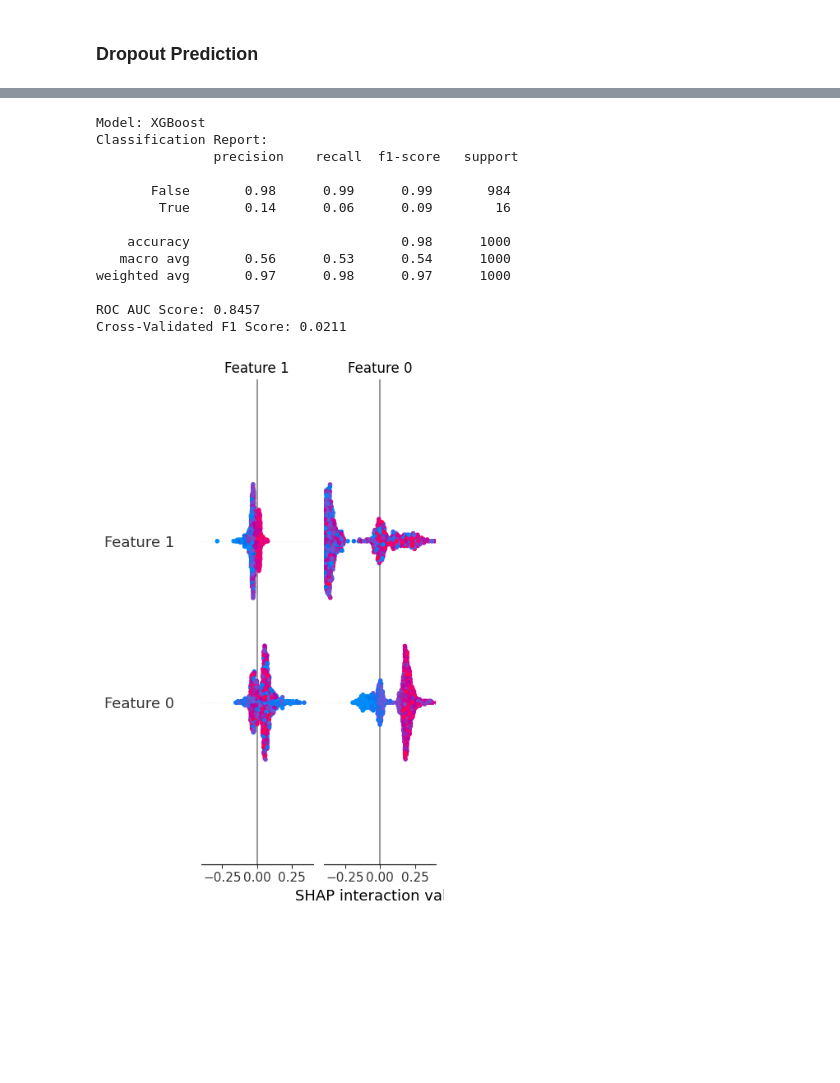
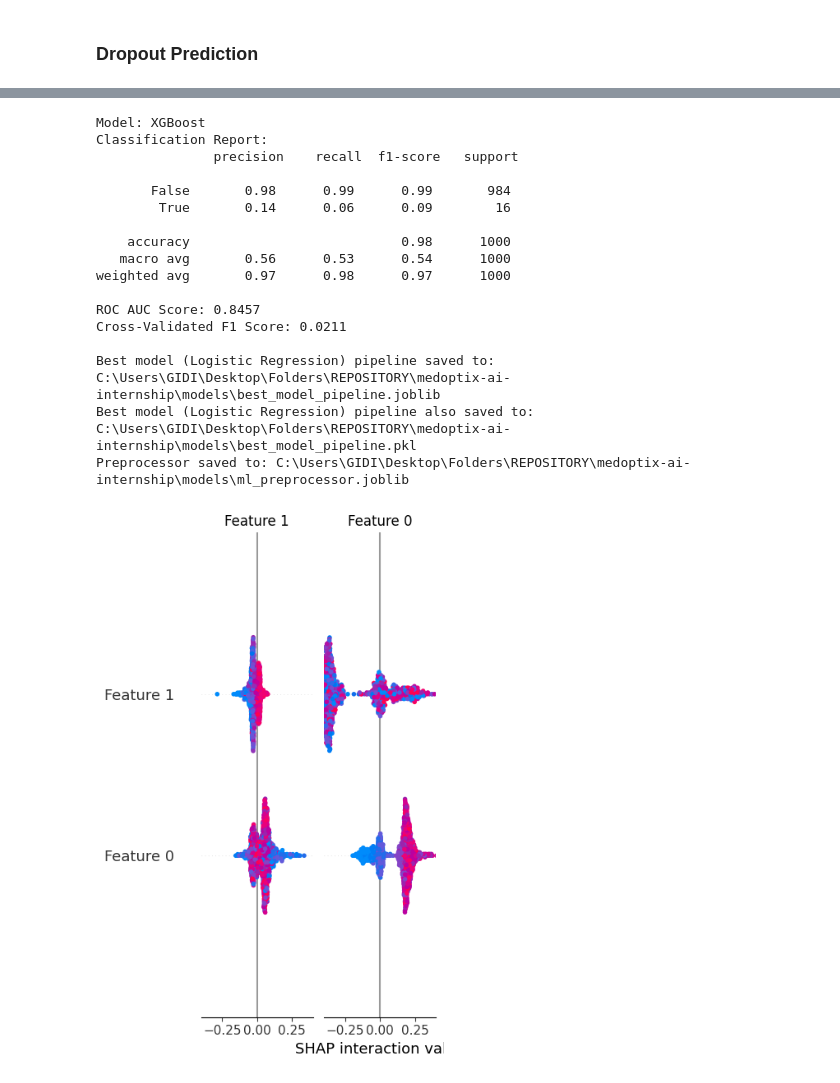
Before and after one commit to Richard-Gidi/medoptix-ai-internship, a Jupyter notebook: med_notebooks/05_prediction_end-to-end.ipynb, the cells around one changed output, grey strips where cells are left out. Drawn from its saved outputs; the diff is of its cells as text; code cells hidden in the pictures; blank space fills up the shorter version.

Commit message:
saving dropout prediction's pipeline and best model which is logistic regression

```diff
--- a/med_notebooks/05_prediction_end-to-end.ipynb
+++ b/med_notebooks/05_prediction_end-to-end.ipynb
@@ -610,6 +636,7 @@ if __name__ == "__main__":
     predictor = DropoutPrediction()
     predictor.prepare_data(full_df, drop_df)
     predictor.train_models()
+    predictor.save_preprocessor()
     predictor.interpret_with_shap(model_name="Random Forest")
 # %% [output]
 Model: Logistic Regression
@@ -633,34 +660,38 @@ Parameters: { "use_label_encoder" } are not used.
 
   bst.update(dtrain, iteration=i, fobj=obj)
 Parameters: { "use_label_encoder" } are not used.
 
   bst.update(dtrain, iteration=i, fobj=obj)
 Parameters: { "use_label_encoder" } are not used.
 
   bst.update(dtrain, iteration=i, fobj=obj)
 Parameters: { "use_label_encoder" } are not used.
 
   bst.update(dtrain, iteration=i, fobj=obj)
 Parameters: { "use_label_encoder" } are not used.
 
   bst.update(dtrain, iteration=i, fobj=obj)
 Parameters: { "use_label_encoder" } are not used.
 
   bst.update(dtrain, iteration=i, fobj=obj)
 Model: XGBoost
 Classification Report:
                precision    recall  f1-score   support
 
        False       0.98      0.99      0.99       984
         True       0.14      0.06      0.09        16
 
     accuracy                           0.98      1000
    macro avg       0.56      0.53      0.54      1000
 weighted avg       0.97      0.98      0.97      1000
 
 ROC AUC Score: 0.8457
 Cross-Validated F1 Score: 0.0211
+
+Best model (Logistic Regression) pipeline saved to: C:\Users\GIDI\Desktop\Folders\REPOSITORY\medoptix-ai-internship\models\best_model_pipeline.joblib
+Best model (Logistic Regression) pipeline also saved to: C:\Users\GIDI\Desktop\Folders\REPOSITORY\medoptix-ai-internship\models\best_model_pipeline.pkl
+Preprocessor saved to: C:\Users\GIDI\Desktop\Folders\REPOSITORY\medoptix-ai-internship\models\ml_preprocessor.joblib
-[figure, old version]
+[figure, new version]
 # %%
     def save_models(self):
         joblib.dump(self.preprocessor, "ml_preprocessor.pkl")
```
Also changed, not shown: parts of 2 cells of this notebook, 7 other files.
